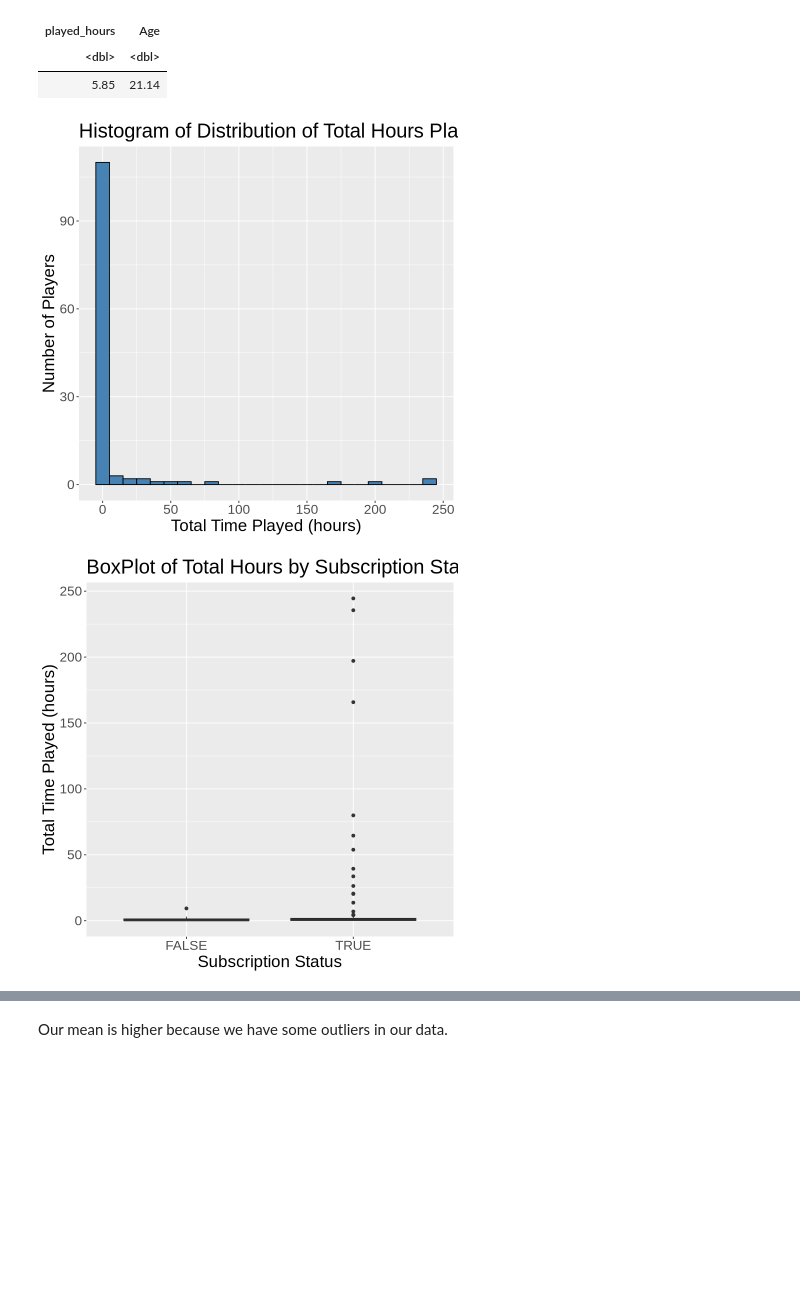
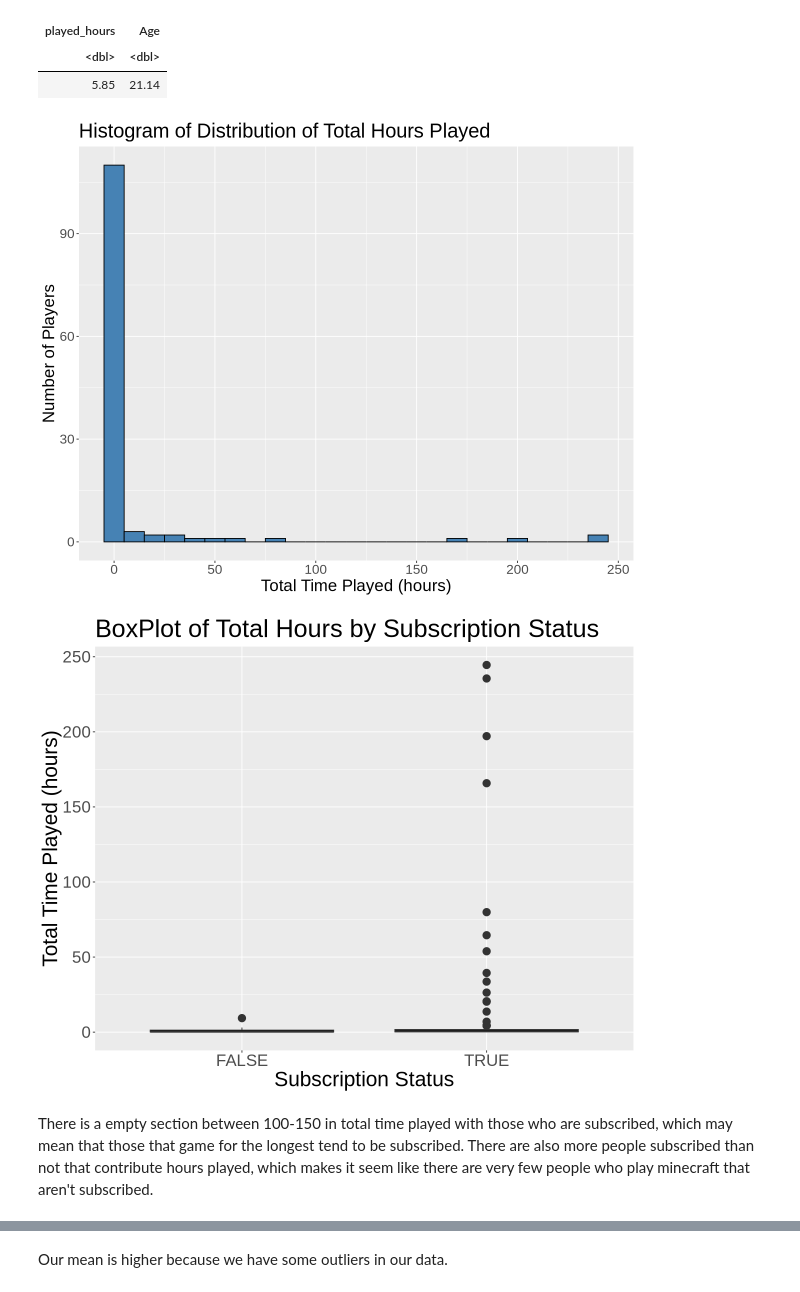
Before and after one commit to danayong25-cell/Group-Final-Project, a Jupyter notebook: group final project.ipynb, the cells around one changed output, grey strips where cells are left out. Cells and saved outputs as stored; diff of their text form; code cells hidden in the pictures; blank space fills up the shorter version.

Commit message:
fixed workflow and recipe code
+ added visualization

```diff
--- a/group final project.ipynb
+++ b/group final project.ipynb
@@ -163,23 +163,27 @@ A tibble: 1 × 2
 | <dbl> | <dbl> |
 | 5.85 | 21.14 |
 # %%
+options(repr.plot.width=10,repr.plot.height=8)
 total_hours_histogram<-ggplot(full_data |> filter(!is.na(total_hours)), aes(x = total_hours)) +
     geom_histogram(binwidth = 10, fill = "steelblue", color = "black") +
     labs(title = "Histogram of Distribution of Total Hours Played",
          x = "Total Time Played (hours)",
          y = "Number of Players")+
     theme(text=element_text(size=20))
 total_hours_histogram
 # %% [output]
-[figure, old version]
+[figure, new version]
 # %%
+options(repr.plot.width=10,repr.plot.height=8)
 total_hours_boxplot <- ggplot(full_data |> filter(!is.na(total_hours)), aes(x = subscribe, y = total_hours)) +
-    geom_boxplot(fill = "black") +
+    geom_boxplot(fill = "black", outlier.size=4) +
     labs(title = "BoxPlot of Total Hours by Subscription Status",
          x = "Subscription Status",
          y = "Total Time Played (hours)")+
-    theme(text=element_text(size=20))
+    theme(text=element_text(size=25))
 total_hours_boxplot
 # %% [output]
-[figure, old version]
+[figure, new version]
+# %% [markdown]
+There is a empty section between 100-150 in total time played with those who are subscribed, which may mean that those that game for the longest tend to be subscribed. There are also more people subscribed than not that contribute hours played, which makes it seem like there are very few people who play minecraft that aren't subscribed.
 # %%
```
Also changed, not shown: parts of 6 cells of this notebook.
